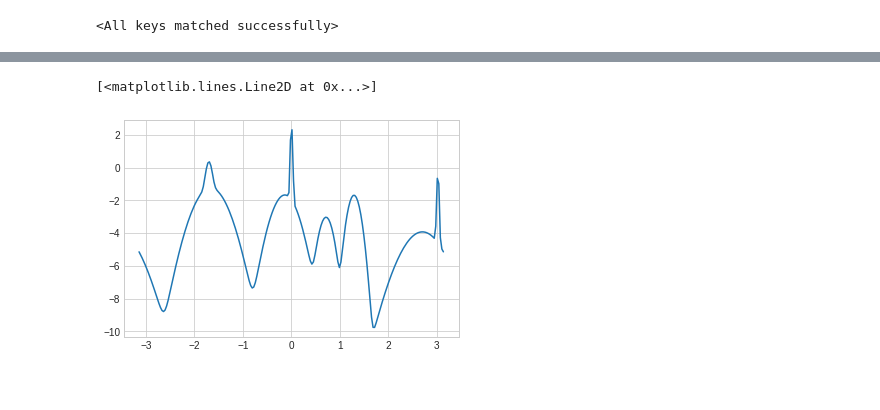
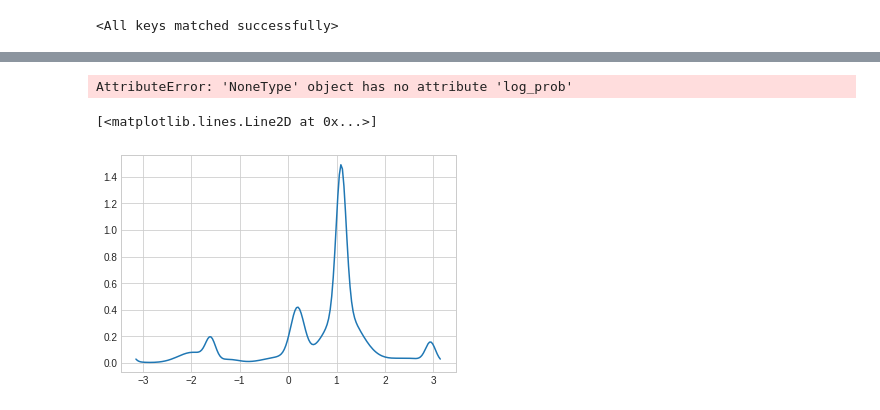
Before and after one commit to Abracadabra0/ATISS-Traffic, a Jupyter notebook: visualize.ipynb, the cells around one changed output, grey strips where cells are left out. Cells and saved outputs as stored; diff of their text form; code cells hidden in the pictures.

```diff
--- a/visualize.ipynb
+++ b/visualize.ipynb
@@ -18,20 +18,20 @@ def to_numpy(data: dict):
             to_numpy(data[k])
 # %%
 plt.ion()
-dataset = NuScenesDataset("/media/yifanlin/My Passport/data/nuScene-processed", train=True)
+dataset = NuScenesDataset("/media/yifanlin/My Passport/data/nuScene-processed/test")
 axes_limit = 40
 cat2color = {1: 'red', 2: 'blue', 3: 'green'}
 model = AutoregressiveTransformer()
-model.load_state_dict(torch.load('./ckpts/07-24-11:35:59'))
+model.load_state_dict(torch.load('./ckpts/07-26-06:39:24-9'))
 # %% [output]
 <All keys matched successfully>
 # %%
-data = dataset[5]
-input_data, length, _ = collate_test([data])
+data = dataset[1]
+input_data, length = collate_test([data], keep='none')
 for k in data:
     data[k] = input_data[k].squeeze(0).numpy()
 # %%
 condition = {
-    "category": 3,  # int
+    "category": None,  # int
 }
 # %%
@@ -94,7 +87,13 @@ plt.imshow(prob_map)
+# %%
+prob_map = probs['location'].log_prob(torch.tensor(np.arange(10000))).reshape(100, 100).numpy()
+prob_map = np.exp(prob_map)
+plt.imshow(prob_map)
+# %% [output]
+AttributeError: 'NoneType' object has no attribute 'log_prob'
 # %%
 x = torch.linspace(-np.pi, np.pi, 200)
-y = probs['theta'].log_prob(x[..., None])
+y = torch.exp(probs['theta'].log_prob(x[..., None]))
 plt.plot(x, y)
 # %% [output]
 [<matplotlib.lines.Line2D at 0x...>]
-[figure, old version]
+[figure, new version]
```
Also changed, not shown: parts of 11 cells of this notebook, 7 other files.
